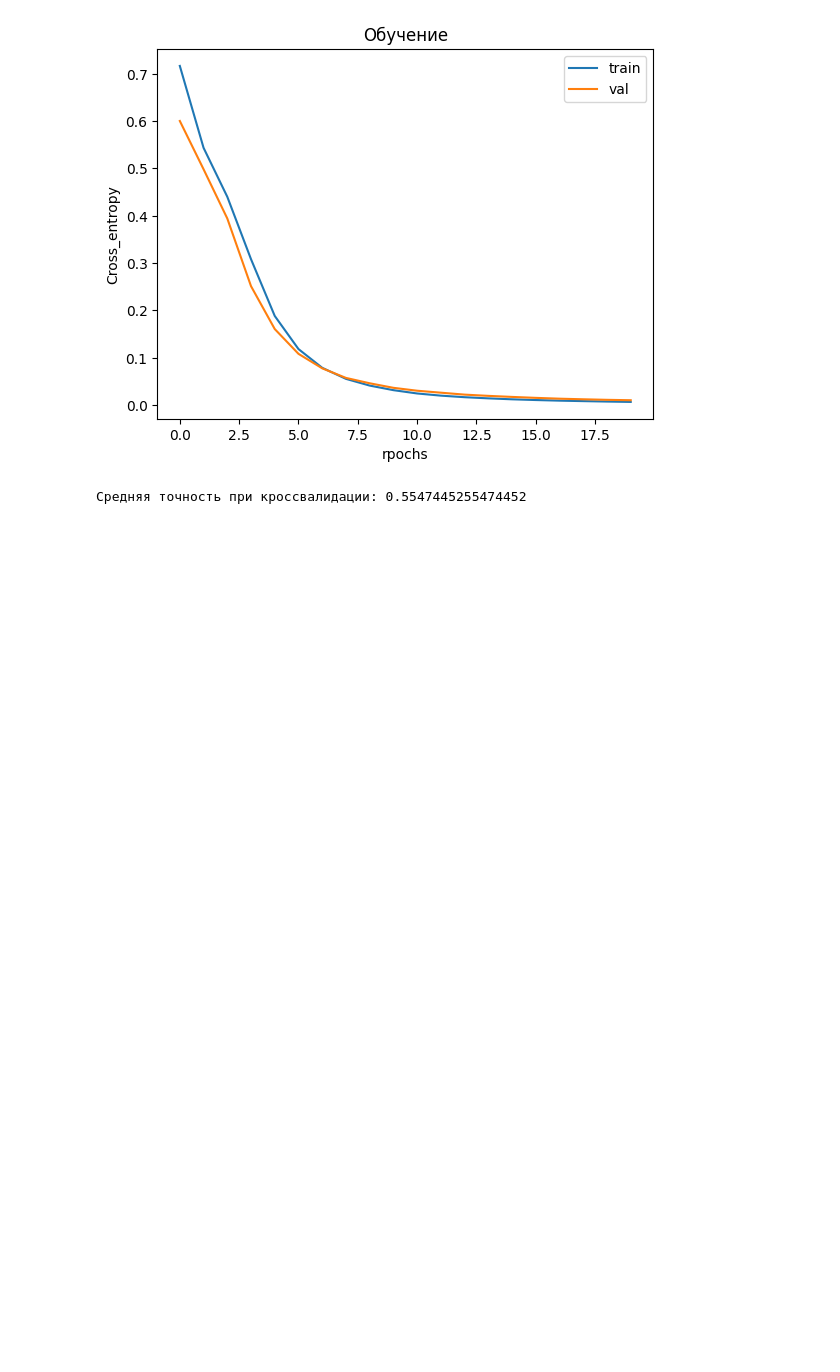
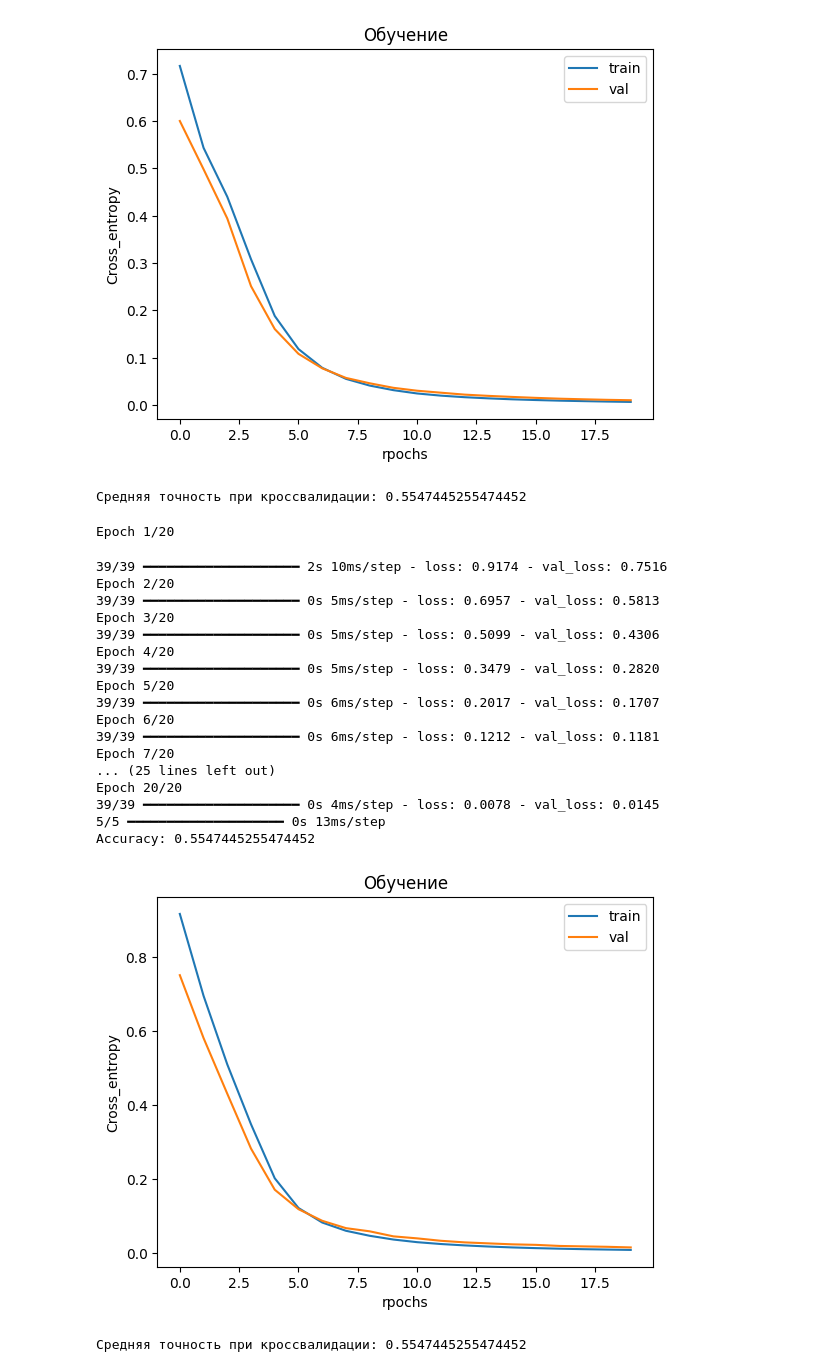
Before and after one commit to juliaBerserk/rea-artificial-intelligence-systems-tasks, a Jupyter notebook: Task4.ipynb, the cells around one changed output. Saved outputs shown, nothing was run; the diff lists cells and outputs as text; code cells hidden in the pictures; blank space fills up the shorter version.

```diff
--- a/Task4.ipynb
+++ b/Task4.ipynb
@@ -229,3 +229,63 @@ print('Средняя точность при кроссвалидации:', (n
 # %% [output]
 [figure]
 Средняя точность при кроссвалидации: 0.5547445255474452
+# %%
+# Применим кросс-валидацию для обучения созданной нейронной сети:
+from sklearn.model_selection import StratifiedKFold
+kfold=StratifiedKFold(10)
+scores=[] #пустой список для метрик
+
+for train_ix, test_ix in kfold.split(X,y):
+  X_train, X_test, y_train, y_test = X[train_ix], X[test_ix], y[train_ix], y[test_ix]
+  n_features=X.shape[1] #размерность
+model=Sequential() # нейронная сеть последовательная
+model.add(Dense(20, activation='relu', input_shape=(n_features,)))
+model.add(Dense(10, activation='relu'))
+# выходной слой
+model.add(Dense(1, activation='sigmoid')) # 1- так как классов у нас 1 (либо 0 либо 1)
+#Компилируем модель
+model.compile(optimizer='adam', loss='binary_crossentropy')
+#Обучение модели
+history=model.fit(X_train, y_train,
+                  epochs=20,
+                  batch_size=32,
+                  verbose=1,
+                  validation_data=(X_test,y_test))
+#predict test_set
+yhat = model.predict(X_test)  # X_test - ваши входные данные
+predicted_classes = np.argmax(yhat, axis=-1)
+#Валидируем наш прогноз
+score=accuracy_score(y_test, predicted_classes)
+print('Accuracy:', score)
+#визуализация процесса обучения
+pyplot.title('Обучение')
+pyplot.xlabel('rpochs')
+pyplot.ylabel('Cross_entropy')
+pyplot.plot(history.history['loss'], label='train')
+pyplot.plot(history.history['val_loss'], label='val')
+pyplot.legend()
+pyplot.show()
+
+scores.append(score)
+print('Средняя точность при кроссвалидации:', (np.mean(scores)))
+# %% [output]
+Epoch 1/20
+39/39 ━━━━━━━━━━━━━━━━━━━━ 2s 10ms/step - loss: 0.9174 - val_loss: 0.7516
+Epoch 2/20
+39/39 ━━━━━━━━━━━━━━━━━━━━ 0s 5ms/step - loss: 0.6957 - val_loss: 0.5813
+Epoch 3/20
+39/39 ━━━━━━━━━━━━━━━━━━━━ 0s 5ms/step - loss: 0.5099 - val_loss: 0.4306
+Epoch 4/20
+39/39 ━━━━━━━━━━━━━━━━━━━━ 0s 5ms/step - loss: 0.3479 - val_loss: 0.2820
+Epoch 5/20
+39/39 ━━━━━━━━━━━━━━━━━━━━ 0s 6ms/step - loss: 0.2017 - val_loss: 0.1707
+Epoch 6/20
+39/39 ━━━━━━━━━━━━━━━━━━━━ 0s 6ms/step - loss: 0.1212 - val_loss: 0.1181
+Epoch 7/20
+... (25 lines left out)
+Epoch 20/20
+39/39 ━━━━━━━━━━━━━━━━━━━━ 0s 4ms/step - loss: 0.0078 - val_loss: 0.0145
+5/5 ━━━━━━━━━━━━━━━━━━━━ 0s 13ms/step
+Accuracy: 0.5547445255474452
+[figure, added]
+Средняя точность при кроссвалидации: 0.5547445255474452
```
